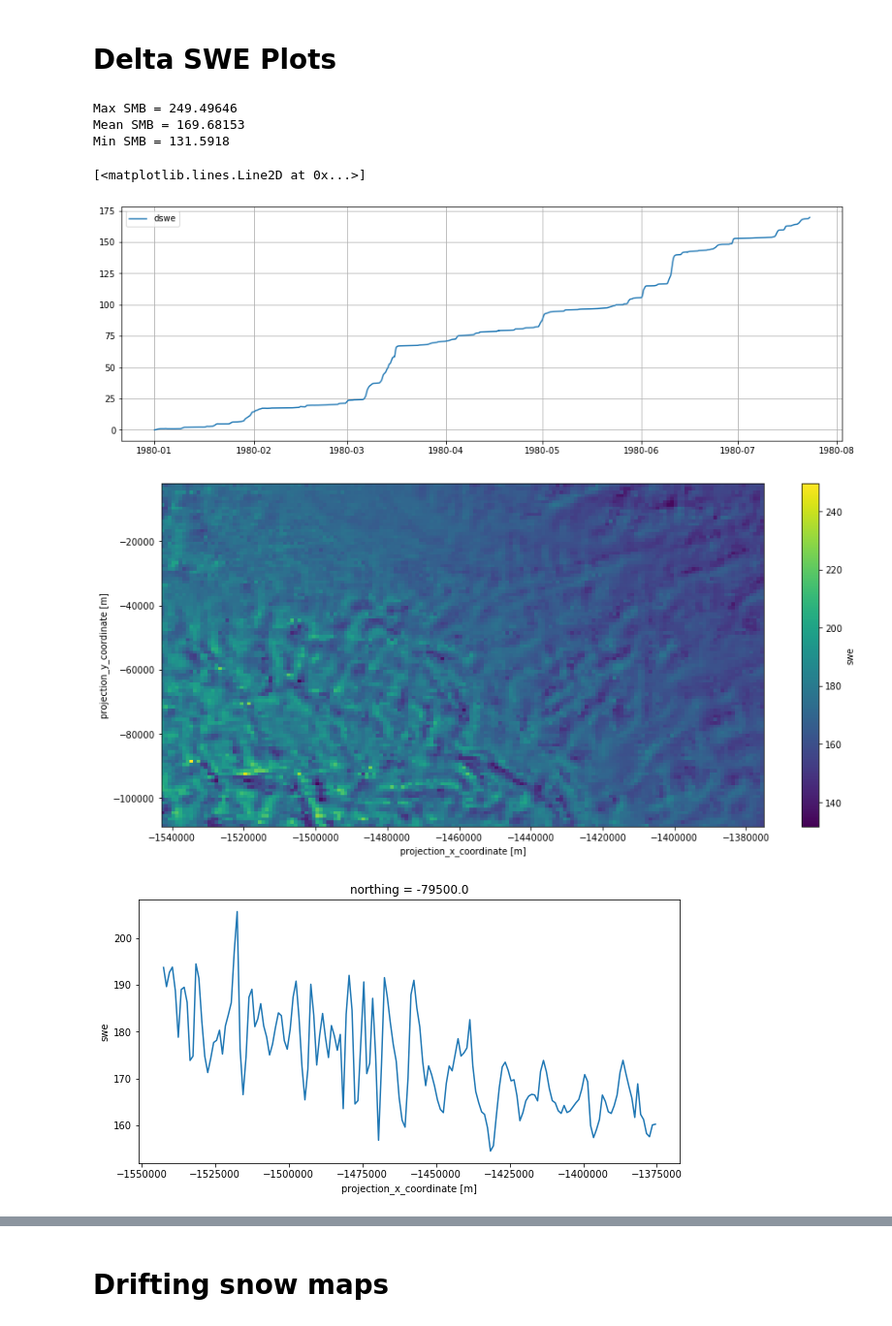
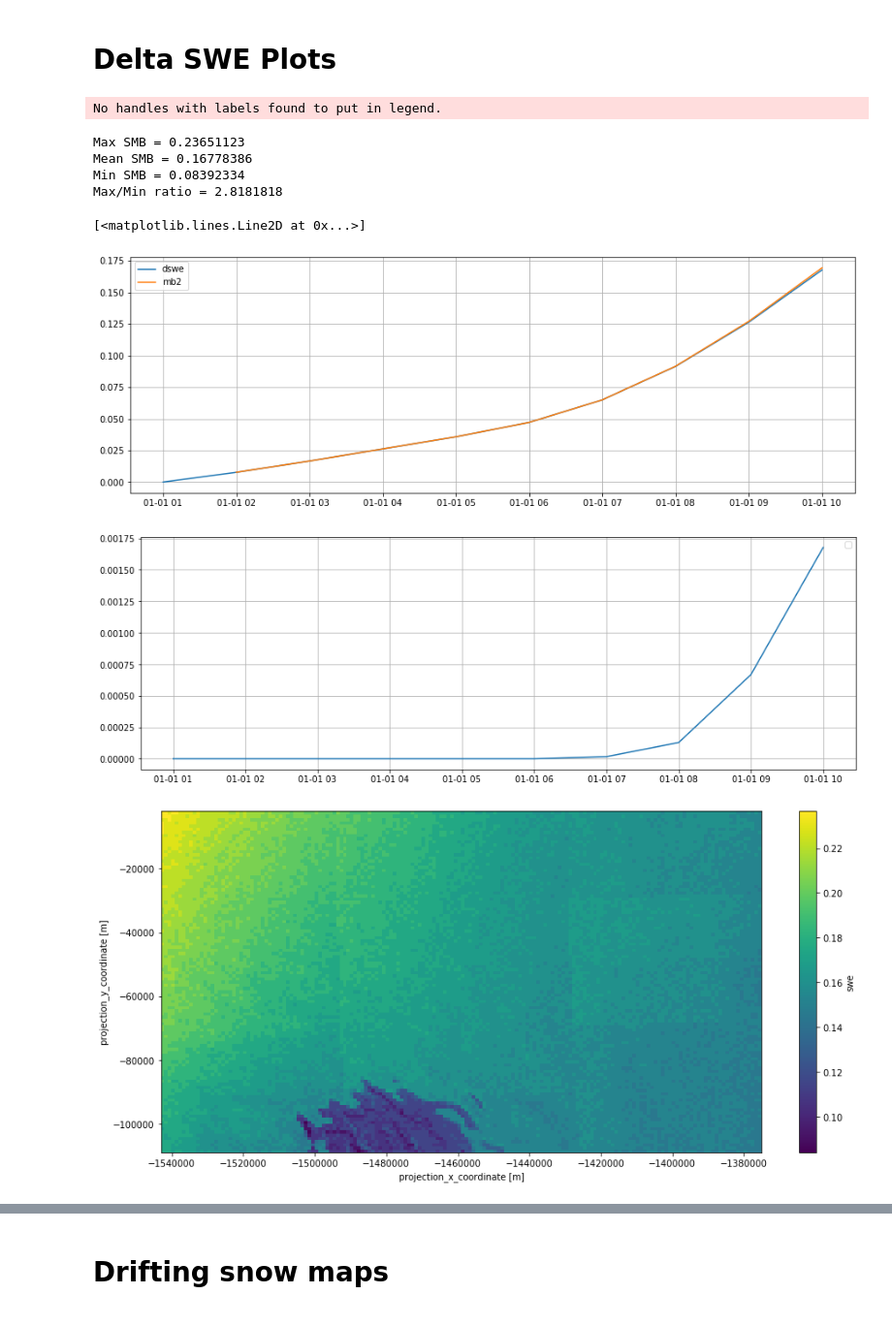
Before and after one commit to EricKeenan/SNOWPACK_WAIS, a Jupyter notebook: analysis/inspect_grid.ipynb, the cells around one changed output, grey strips where cells are left out. Shown at 97% size. Drawn from its saved outputs; the diff is of its cells as text; code cells hidden in the pictures.

```diff
--- a/analysis/inspect_grid.ipynb
+++ b/analysis/inspect_grid.ipynb
@@ -10,8 +13,8 @@ import matplotlib.pyplot as plt
 # %%
-# ds = xr.open_dataset("../output/grids/a3d_grids_1980.nc")
-ds = xr.open_dataset("../../nc_storage/LW_0,73_0,57.nc")
-# ds = xr.open_dataset("../../nc_storage/450.nc")
-# ds = ds.isel(time=slice(0, 623))
+ds = xr.open_dataset("../output/grids/a3d_grids_1980.nc") # there should be erosion by the 18th timestep
+# ds = xr.open_dataset("../../nc_storage/wn_ratio_less.nc")
+# ds = xr.open_dataset("../../nc_storage/450.nc") # driftingsnow branch, "current state of the art Alpine-3D", 450 restriction and ustar_thresh restriction, MS_WIND is relatively small.
+ds = ds.isel(time=slice(0, 18))
 # %%
 # Trim grids
 n_trim = 15 # 1 is also reasonable it looks like
@@ -92,13 +111,15 @@ def return_mb1_map(ds):
 # Function to calculate mass balance 2 time series
 def return_mb2_ts(ds):
     mb = return_domain_avg(ds, 'pr') - return_domain_avg(ds, 'ET') + return_domain_avg(ds, 'WINDEROSIONDEPOSITION') - return_domain_avg(ds, 'MS_SNOWPACK_RUNOFF')
-    mb = mb - ds['MS_WIND'][dict(time=slice(1, len(ds['time'])))].mean(dim='northing').mean(dim='easting')
+    # MS_WIND represents the mass suspended in the air. If you want to remove that mass from the mass balance calculations, uncoment the line below.
+#     mb = mb - ds['MS_WIND'][dict(time=slice(1, len(ds['time'])))].mean(dim='northing').mean(dim='easting')
     return mb
 
 # Function to calculate mass balance 2 map
 def return_mb2_map(ds):
     mb = return_time_sum(ds, 'pr') - return_time_sum(ds, 'ET') + return_time_sum(ds, 'WINDEROSIONDEPOSITION') - return_time_sum(ds, 'MS_SNOWPACK_RUNOFF')
-    mb = mb - ds['MS_WIND'][dict(time=slice(1, len(ds['time'])))]
+    # MS_WIND represents the mass suspended in the air. If you want to remove that mass from the mass balance calculations, uncoment the line below.
+#     mb = mb - ds['MS_WIND'][dict(time=slice(1, len(ds['time'])))]
     return mb
 # %% [markdown]
 # Delta SWE Plots
@@ -106,48 +127,56 @@ def return_mb2_map(ds):
 # Calculate time series
 dswe_ts = swe_ts(ds)
 # mb1_ts = return_mb1_ts(ds)
-# mb2_ts = return_mb2_ts(ds)
+mb2_ts = return_mb2_ts(ds)
 
 # Calculate Maps
 dswe_map = swe_map(ds)
 # mb1_map = return_mb1_map(ds)
-# mb2_map = return_mb2_map(ds)
+mb2_map = return_mb2_map(ds)
 
 # Plot time series
 plt.figure(figsize=(15, 5))
 plt.plot(dswe_ts['time'], dswe_ts, label='dswe')
 # plt.plot(mb1_ts['time'], mb1_ts, label='mb1')
-# plt.plot(mb2_ts['time'], mb2_ts, label='mb2')
+plt.plot(mb2_ts['time'], mb2_ts, label='mb2')
+plt.grid()
+plt.legend()
+
+# Plot MS_WIND timeseries
+plt.figure(figsize=(15, 5))
+plt.plot(ds['time'], ds['MS_WIND'].mean(dim='easting').mean(dim='northing'))
 plt.grid()
 plt.legend()
 
 # Plots maps
 plt.figure(figsize=(15, 7))
-# dswe_map_plot = dswe_map.where(dswe_map > 0, drop=True)
-# dswe_map_plot.plot()
-# dswe_map.plot(robust=True)
 dswe_map.plot()
 plt.savefig("smb.pdf", dpi=100)
 
 # plt.figure(figsize=(15, 7))
 # mb1_map.isel(time=-1).plot()
 
-# plt.figure(figsize=(15, 7))
-# mb2_map.isel(time=-1).plot()
+plt.figure(figsize=(15, 7))
+mb2_map.isel(time=-1).plot()
 
 # Print max, mean, min SMB
 print("Max SMB = " + str(dswe_map.max().values))
 print("Mean SMB = " + str(dswe_map.mean().values))
+# print("Mean SMB = " + str(mb1_map.isel(time=-1).mean().values))
+# print("Mean SMB = " + str(mb2_map.isel(time=-1).mean().values))
 print("Min SMB = " + str(dswe_map.min().values))
+print("Max/Min ratio = " + str(dswe_map.max().values / dswe_map.min().values))
 
 # Transect
 plt.figure(figsize=(10, 5))
 dswe_map[29,:].plot()
 # %% [output]
-Max SMB = 249.49646
-Mean SMB = 169.68153
-Min SMB = 131.5918
+No handles with labels found to put in legend.
-[<matplotlib.lines.Line2D at 0x...>]
+Max SMB = 0.23651123
+Mean SMB = 0.16778386
+Min SMB = 0.08392334
+Max/Min ratio = 2.8181818
+[<matplotlib.lines.Line2D at 0x...>]
-[figure, old version]
+[figure, new version]
-[figure, old version]
+[figure, new version]
-[figure, old version]
+[figure, new version]
```
Also changed, not shown: parts of 12 cells of this notebook, 6 other files.
